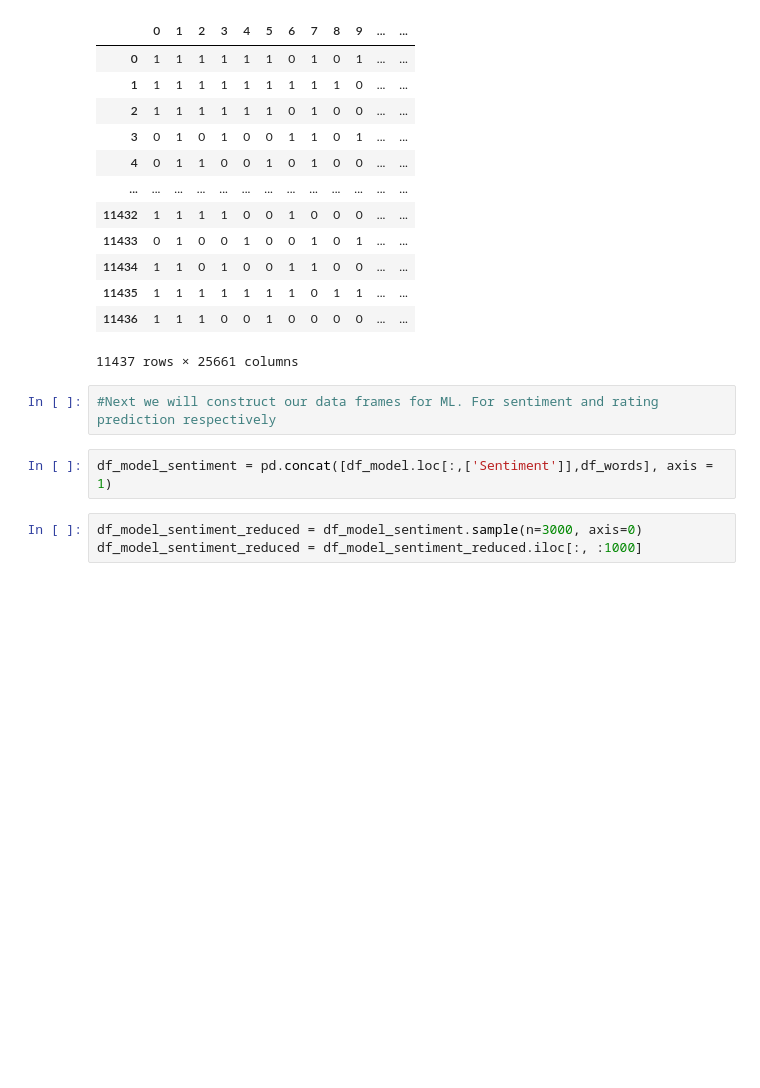
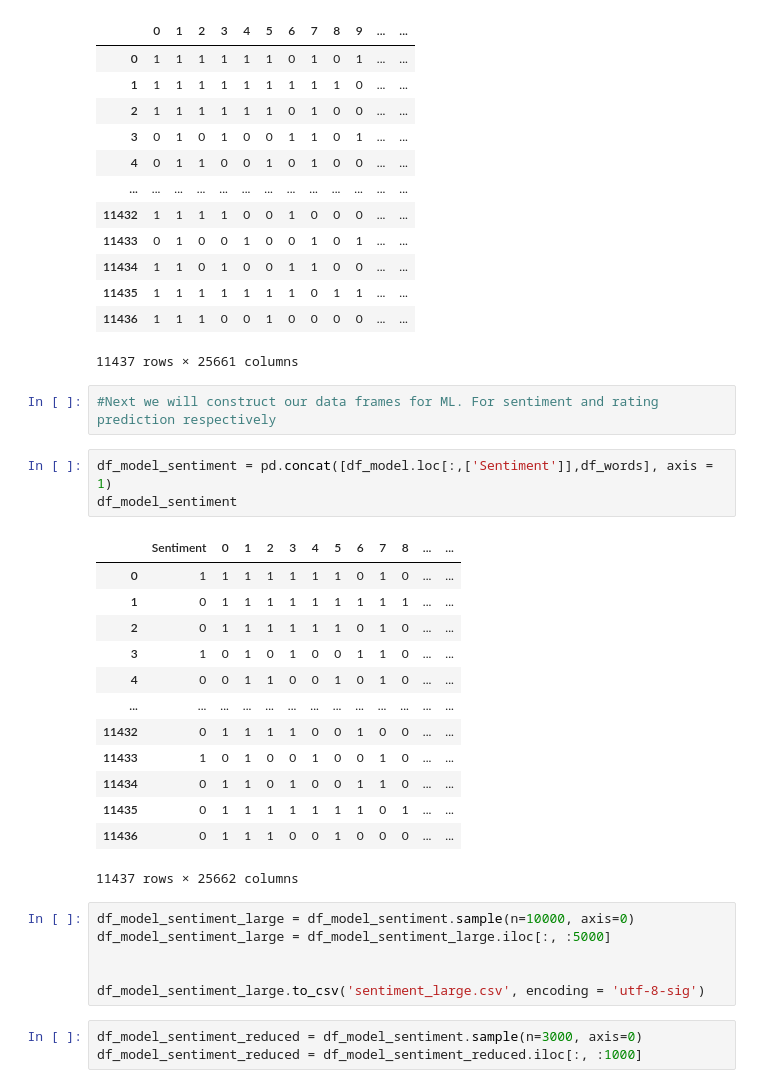
Before and after one commit to valfaro-v2/MagolegoTeamProject, a Jupyter notebook: Proyect.ipynb, the cells around one changed output. Saved outputs shown, nothing was run; the diff lists cells and outputs as text; blank space fills up the shorter version.

```diff
--- a/Proyect.ipynb
+++ b/Proyect.ipynb
@@ -453,6 +451,27 @@ df_words #notice how most popular words appear usually
 #Next we will construct our data frames for ML. For sentiment and rating prediction respectively
 # %%
 df_model_sentiment = pd.concat([df_model.loc[:,['Sentiment']],df_words], axis = 1)
+df_model_sentiment
+# %% [output]
+|  | Sentiment | 0 | 1 | 2 | 3 | 4 | 5 | 6 | 7 | 8 | ... | ... |
+| 0 | 1 | 1 | 1 | 1 | 1 | 1 | 1 | 0 | 1 | 0 | ... | ... |
+| 1 | 0 | 1 | 1 | 1 | 1 | 1 | 1 | 1 | 1 | 1 | ... | ... |
+| 2 | 0 | 1 | 1 | 1 | 1 | 1 | 1 | 0 | 1 | 0 | ... | ... |
+| 3 | 1 | 0 | 1 | 0 | 1 | 0 | 0 | 1 | 1 | 0 | ... | ... |
+| 4 | 0 | 0 | 1 | 1 | 0 | 0 | 1 | 0 | 1 | 0 | ... | ... |
+| ... | ... | ... | ... | ... | ... | ... | ... | ... | ... | ... | ... | ... |
+| 11432 | 0 | 1 | 1 | 1 | 1 | 0 | 0 | 1 | 0 | 0 | ... | ... |
+| 11433 | 1 | 0 | 1 | 0 | 0 | 1 | 0 | 0 | 1 | 0 | ... | ... |
+| 11434 | 0 | 1 | 1 | 0 | 1 | 0 | 0 | 1 | 1 | 0 | ... | ... |
+| 11435 | 0 | 1 | 1 | 1 | 1 | 1 | 1 | 1 | 0 | 1 | ... | ... |
+| 11436 | 0 | 1 | 1 | 1 | 0 | 0 | 1 | 0 | 0 | 0 | ... | ... |
+11437 rows × 25662 columns
+# %%
+df_model_sentiment_large = df_model_sentiment.sample(n=10000, axis=0)
+df_model_sentiment_large = df_model_sentiment_large.iloc[:, :5000]
+
+
+df_model_sentiment_large.to_csv('sentiment_large.csv', encoding = 'utf-8-sig')
 # %%
 df_model_sentiment_reduced = df_model_sentiment.sample(n=3000, axis=0)
 df_model_sentiment_reduced = df_model_sentiment_reduced.iloc[:, :1000]
```
Also changed, not shown: parts of 4 cells of this notebook, 1 other file.
